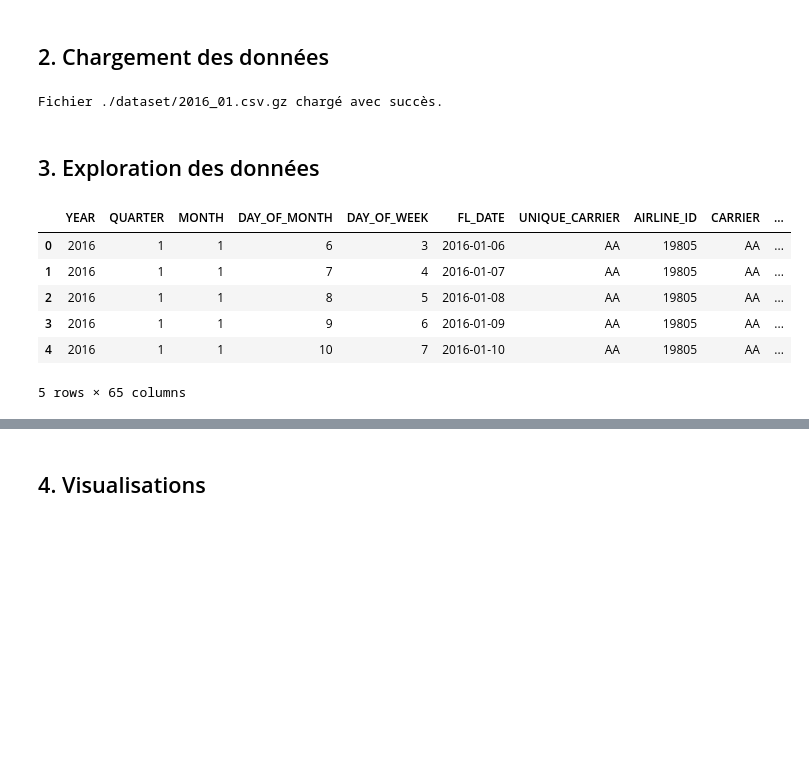
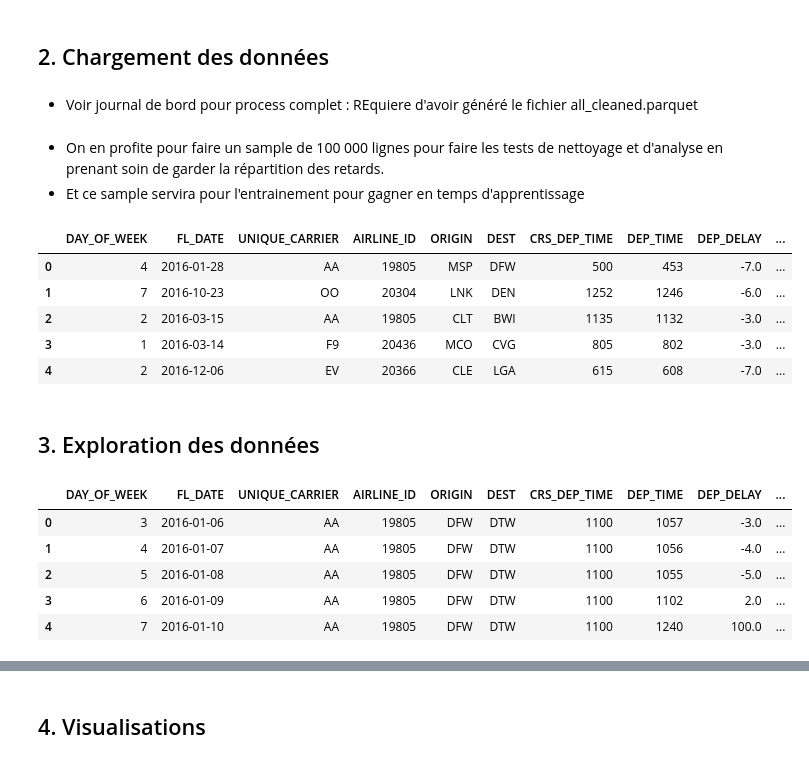
Before and after one commit to gcortier/mod6_1, a Jupyter notebook: database/flights/analyse-retards-avion.ipynb, the cells around one changed output, grey strips where cells are left out. Cells and saved outputs as stored; diff of their text form; code cells hidden in the pictures; blank space fills up the shorter version.

```diff
--- a/database/flights/analyse-retards-avion.ipynb
+++ b/database/flights/analyse-retards-avion.ipynb
@@ -14,23 +22,10 @@ import seaborn as sns
 # %% [markdown]
 ## 2. Chargement des données
+# %% [markdown]
+- Voir journal de bord pour process complet : REquiere d'avoir généré le fichier all_cleaned.parquet
 # %%
-# Chargement du fichier CSV
-try:
-    df = pd.read_csv('./dataset/2016_01.csv')
-except FileNotFoundError:
-    df = None
-    print("Fichier 'Dataset_RetardAvion.csv' non trouvé. Veuillez vérifier le nom ou le chemin.")
+# Chargement et aperçu du fichier nettoyé
+import pandas as pd
+
+clean_path = "data/processed/all_cleaned.parquet"
+df_clean = pd.read_parquet(clean_path)
-# %%
-# Chargement d'un fichier CSV compressé .gz
-gz_path = './dataset/2016_01.csv.gz'
-try:
-    df_gz = pd.read_csv(gz_path, compression='gzip')
-    print(f"Fichier {gz_path} chargé avec succès.")
-except FileNotFoundError:
-    df_gz = None
-    print(f"Fichier {gz_path} non trouvé. Veuillez vérifier le nom ou le chemin.")
-except Exception as e:
-    df_gz = None
-    print(f"Erreur lors du chargement : {e}")
-# %% [output]
-Fichier ./dataset/2016_01.csv.gz chargé avec succès.
@@ -39,15 +32,31 @@ df = df_gz
+# %% [markdown]
+- On en profite pour faire un sample de 100 000 lignes pour faire les tests de nettoyage et d'analyse en prenant soin de garder la répartition des retards.
+- Et ce sample servira pour l'entrainement pour gagner en temps d'apprentissage
+# %%
+# Échantillon stratifié de 100000 lignes selon la répartition de ARR_DEL15
+df_sample = df_clean.groupby('ARR_DEL15', group_keys=False).apply(
+    lambda x: x.sample(frac=100000/len(df_clean), random_state=42)
+    ).reset_index(drop=True)
+# on vérifie que la proportion est gardée
+df_sample.head()
+# %% [output]
+|  | DAY_OF_WEEK | FL_DATE | UNIQUE_CARRIER | AIRLINE_ID | ORIGIN | DEST | CRS_DEP_TIME | DEP_TIME | DEP_DELAY | ... |
+| 0 | 4 | 2016-01-28 | AA | 19805 | MSP | DFW | 500 | 453 | -7.0 | ... |
+| 1 | 7 | 2016-10-23 | OO | 20304 | LNK | DEN | 1252 | 1246 | -6.0 | ... |
+| 2 | 2 | 2016-03-15 | AA | 19805 | CLT | BWI | 1135 | 1132 | -3.0 | ... |
+| 3 | 1 | 2016-03-14 | F9 | 20436 | MCO | CVG | 805 | 802 | -3.0 | ... |
+| 4 | 2 | 2016-12-06 | EV | 20366 | CLE | LGA | 615 | 608 | -7.0 | ... |
 # %% [markdown]
 ## 3. Exploration des données
 # %%
 # Aperçu des premières lignes
-df.head() if df is not None else 'Données non chargées'
+df_clean.head()
 # %% [output]
-|  | YEAR | QUARTER | MONTH | DAY_OF_MONTH | DAY_OF_WEEK | FL_DATE | UNIQUE_CARRIER | AIRLINE_ID | CARRIER | ... |
-| 0 | 2016 | 1 | 1 | 6 | 3 | 2016-01-06 | AA | 19805 | AA | ... |
-| 1 | 2016 | 1 | 1 | 7 | 4 | 2016-01-07 | AA | 19805 | AA | ... |
-| 2 | 2016 | 1 | 1 | 8 | 5 | 2016-01-08 | AA | 19805 | AA | ... |
-| 3 | 2016 | 1 | 1 | 9 | 6 | 2016-01-09 | AA | 19805 | AA | ... |
-| 4 | 2016 | 1 | 1 | 10 | 7 | 2016-01-10 | AA | 19805 | AA | ... |
+|  | DAY_OF_WEEK | FL_DATE | UNIQUE_CARRIER | AIRLINE_ID | ORIGIN | DEST | CRS_DEP_TIME | DEP_TIME | DEP_DELAY | ... |
+| 0 | 3 | 2016-01-06 | AA | 19805 | DFW | DTW | 1100 | 1057 | -3.0 | ... |
+| 1 | 4 | 2016-01-07 | AA | 19805 | DFW | DTW | 1100 | 1056 | -4.0 | ... |
+| 2 | 5 | 2016-01-08 | AA | 19805 | DFW | DTW | 1100 | 1055 | -5.0 | ... |
+| 3 | 6 | 2016-01-09 | AA | 19805 | DFW | DTW | 1100 | 1102 | 2.0 | ... |
+| 4 | 7 | 2016-01-10 | AA | 19805 | DFW | DTW | 1100 | 1240 | 100.0 | ... |
-5 rows × 65 columns
 # %%
 # Dimensions du dataset
```
Also changed, not shown: parts of 11 cells of this notebook, 7 other files.
